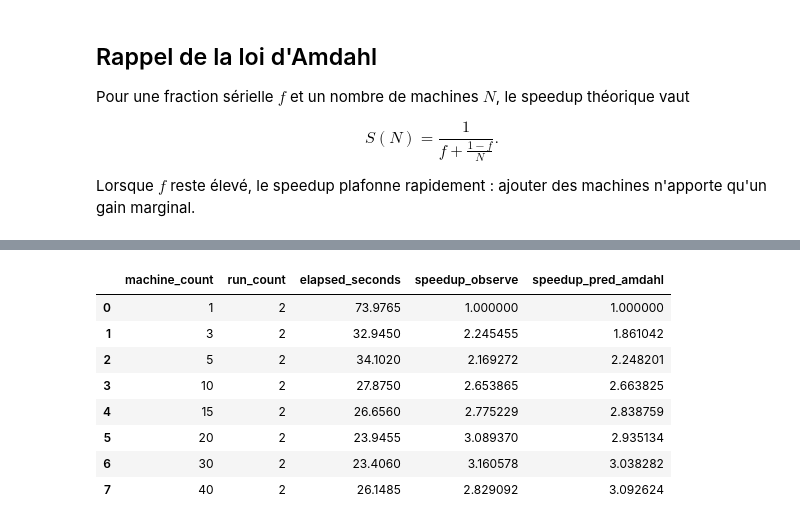
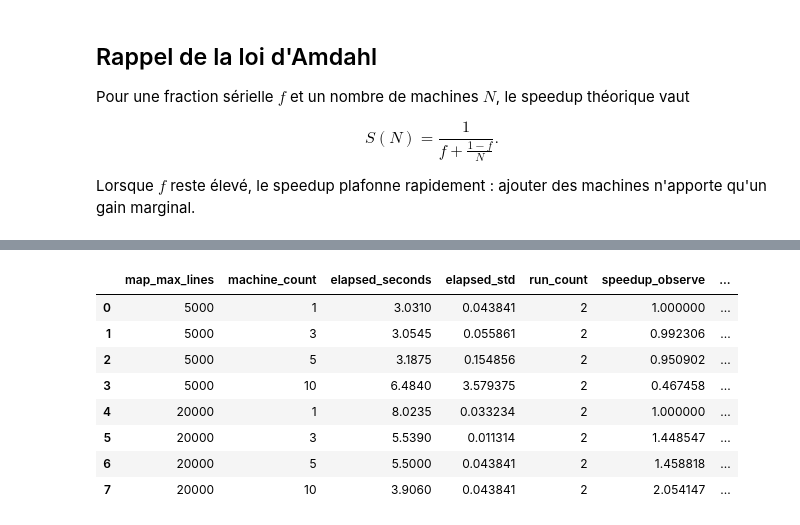
Before and after one commit to BNJ02/homemade_hadoop, a Jupyter notebook: amdahl_analysis.ipynb, the cells around one changed output, grey strips where cells are left out. Saved outputs shown, nothing was run; the diff lists cells and outputs as text; code cells hidden in the pictures.

```diff
--- a/amdahl_analysis.ipynb
+++ b/amdahl_analysis.ipynb
@@ -12,17 +12,17 @@ $$ S(N) = \frac{1}{f + \frac{1-f}{N}}. $$
 
 Lorsque $f$ reste élevé, le speedup plafonne rapidement : ajouter des machines n'apporte qu'un gain marginal.
 # %%
-
 from pathlib import Path
 
 import pandas as pd
 import numpy as np
 import matplotlib.pyplot as plt
+from mpl_toolkits.mplot3d import Axes3D  # noqa: F401
 
 plt.style.use('seaborn-v0_8-colorblind')
 
 # --- Paramètres utilisateur -------------------------------------------------
-CSV_PATH = Path('warc_speedup_2025-10-20_23-20-29.csv')  # modifier si besoin
+CSV_PATH = Path('warc_speedup_all_2025-10-21_00-02-28.csv')  # modifier si besoin
 # -----------------------------------------------------------------------------
 
 if not CSV_PATH.exists():
@@ -33,5 +33,14 @@ raw_df = pd.read_csv(
     quotechar="'",
     engine="python",
 ).reset_index(drop=True)
+
+if 'notes' in raw_df.columns:
+    raw_df['notes'] = (
+        raw_df['notes']
+        .astype(str)
+        .str.strip()
+        .str.strip('"\'')
+    )
+raw_df['map_max_lines'] = pd.to_numeric(raw_df.get('map_max_lines'), errors='coerce')
 raw_df
 # %% [output]
@@ -61,46 +69,64 @@ Puis on calcule un speedup moyen avec une estimation de la fraction sérielle vi
 # %%
-
 df = (
     raw_df
-    .query("status == 'ok'")
+    .query('status == "ok"')  # Use double quotes inside single quotes for string literals
     .assign(
         machine_count=lambda d: d['machine_count'].astype(int),
         run_iteration=lambda d: d.get('run_iteration', 1).astype(int),
         elapsed_seconds=lambda d: d['elapsed_seconds'].astype(float),
+        map_max_lines=lambda d: d['map_max_lines'],
     )
 )
 
 if df.empty:
     raise ValueError("Le CSV ne contient aucune ligne avec status == 'ok'.")
 
-summary = (
-    df
-    .groupby('machine_count', as_index=False)
-    .agg(
-        elapsed_seconds=('elapsed_seconds', 'mean'),
-        elapsed_std=('elapsed_seconds', 'std'),
-        run_count=('run_iteration', 'count'),
+has_map_dimension = df['map_max_lines'].notna().any()
+
+if has_map_dimension:
+    grouped = (
+        df
+        .groupby(['map_max_lines', 'machine_count'], as_index=False)
+        .agg(
+            elapsed_seconds=('elapsed_seconds', 'mean'),
+            elapsed_std=('elapsed_seconds', 'std'),
+            run_count=('run_iteration', 'count'),
+        )
     )
-    .sort_values('machine_count')
-    .reset_index(drop=True)
-)
-summary['elapsed_std'] = summary['elapsed_std'].fillna(0.0)
+else:
+    grouped = (
+        df
+        .groupby('machine_count', as_index=False)
+        .agg(
+            elapsed_seconds=('elapsed_seconds', 'mean'),
+            elapsed_std=('elapsed_seconds', 'std'),
+            run_count=('run_iteration', 'count'),
+        )
+    )
+    grouped['map_max_lines'] = np.nan
 
-baseline = summary.loc[summary['machine_count'].idxmin(), 'elapsed_seconds']
-summary['speedup_observe'] = baseline / summary['elapsed_seconds']
-
-ns = summary['machine_count'].to_numpy()
-obs = summary['speedup_observe'].to_numpy()
+grouped['elapsed_std'] = grouped['elapsed_std'].fillna(0.0)
 
 def amdahl_speedup(f, n):
     return 1.0 / (f + (1.0 - f) / n)
 
-grid = np.linspace(0.0, 0.999, 1000)
-errors = [np.sum((amdahl_speedup(f, ns) - obs) ** 2) for f in grid]
-best_idx = int(np.argmin(errors))
-f_serial = grid[best_idx]
-summary['speedup_pred_amdahl'] = amdahl_speedup(f_serial, ns)
+def process_group(data):
+    data = data.sort_values('machine_count').reset_index(drop=True)
+    baseline = data.iloc[0]['elapsed_seconds']
+    data['speedup_observe'] = baseline / data['elapsed_seconds']
+    ns = data['machine_count'].to_numpy()
+    obs = data['speedup_observe'].to_numpy()
+    grid = np.linspace(0.0, 0.999, 1000)
+    errors = [np.sum((amdahl_speedup(f, ns) - obs) ** 2) for f in grid]
+    f_serial = grid[int(np.argmin(errors))]
+    data['speedup_pred_amdahl'] = amdahl_speedup(f_serial, ns)
+    data['f_serial_estimate'] = f_serial
+    return data
 
-print(f"Fraction sérielle estimée (f) ≈ {f_serial:.3f}")
-summary[['machine_count', 'run_count', 'elapsed_seconds', 'speedup_observe', 'speedup_pred_amdahl']]
+summaries = []
+for map_value, chunk in grouped.groupby('map_max_lines', dropna=False, sort=True):
+    summaries.append(process_group(chunk.copy()))
+
+summary = pd.concat(summaries, ignore_index=True)
+summary
 # %% [output]
@@ -108,10 +133,10 @@ Fraction sérielle estimée (f) ≈ 0.306
-|  | machine_count | run_count | elapsed_seconds | speedup_observe | speedup_pred_amdahl |
-| 0 | 1 | 2 | 73.9765 | 1.000000 | 1.000000 |
-| 1 | 3 | 2 | 32.9450 | 2.245455 | 1.861042 |
-| 2 | 5 | 2 | 34.1020 | 2.169272 | 2.248201 |
-| 3 | 10 | 2 | 27.8750 | 2.653865 | 2.663825 |
-| 4 | 15 | 2 | 26.6560 | 2.775229 | 2.838759 |
-| 5 | 20 | 2 | 23.9455 | 3.089370 | 2.935134 |
-| 6 | 30 | 2 | 23.4060 | 3.160578 | 3.038282 |
-| 7 | 40 | 2 | 26.1485 | 2.829092 | 3.092624 |
+|  | map_max_lines | machine_count | elapsed_seconds | elapsed_std | run_count | speedup_observe | ... |
+| 0 | 5000 | 1 | 3.0310 | 0.043841 | 2 | 1.000000 | ... |
+| 1 | 5000 | 3 | 3.0545 | 0.055861 | 2 | 0.992306 | ... |
+| 2 | 5000 | 5 | 3.1875 | 0.154856 | 2 | 0.950902 | ... |
+| 3 | 5000 | 10 | 6.4840 | 3.579375 | 2 | 0.467458 | ... |
+| 4 | 20000 | 1 | 8.0235 | 0.033234 | 2 | 1.000000 | ... |
+| 5 | 20000 | 3 | 5.5390 | 0.011314 | 2 | 1.448547 | ... |
+| 6 | 20000 | 5 | 5.5000 | 0.043841 | 2 | 1.458818 | ... |
+| 7 | 20000 | 10 | 3.9060 | 0.043841 | 2 | 2.054147 | ... |
 # %% [markdown]
```
Also changed, not shown: parts of 6 cells of this notebook.
